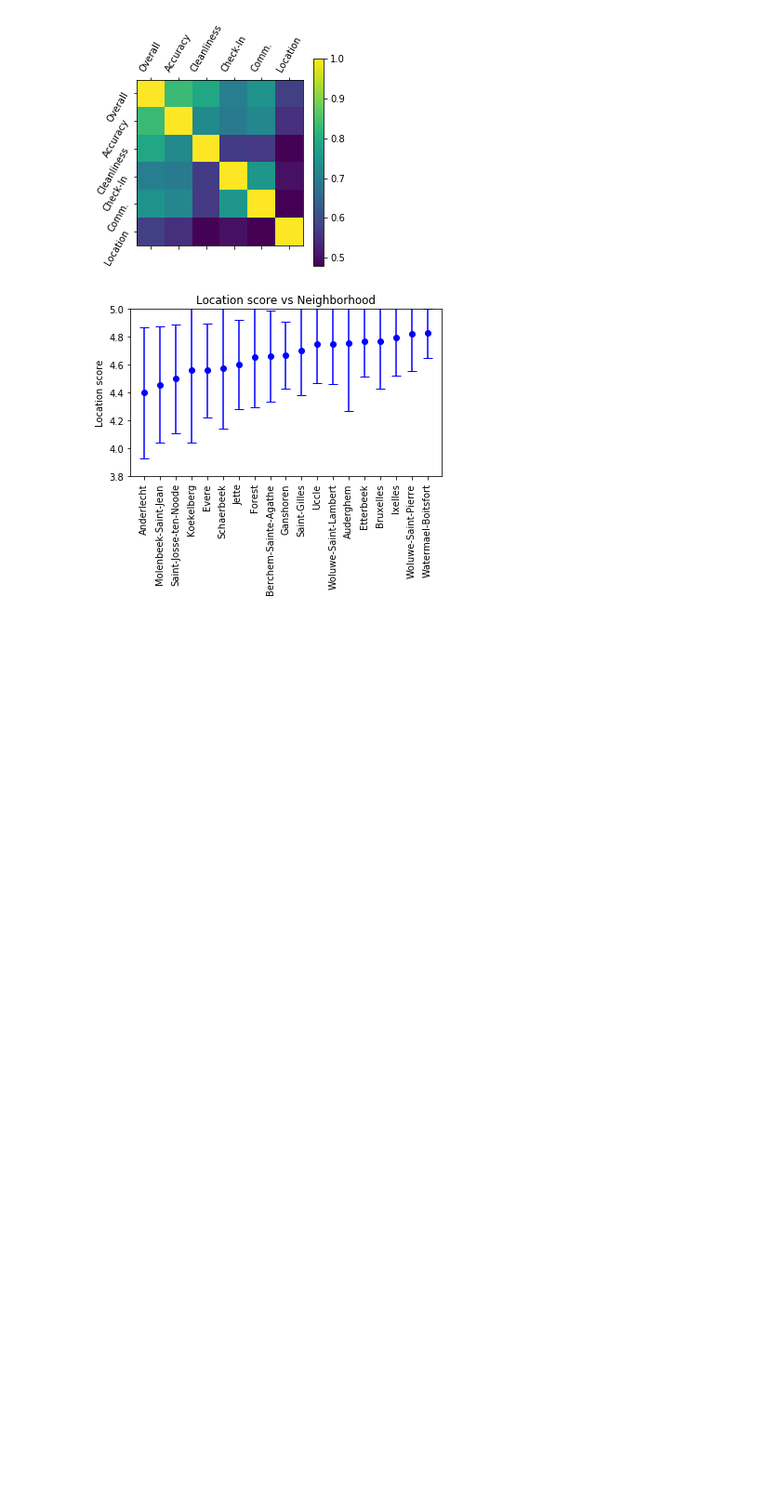
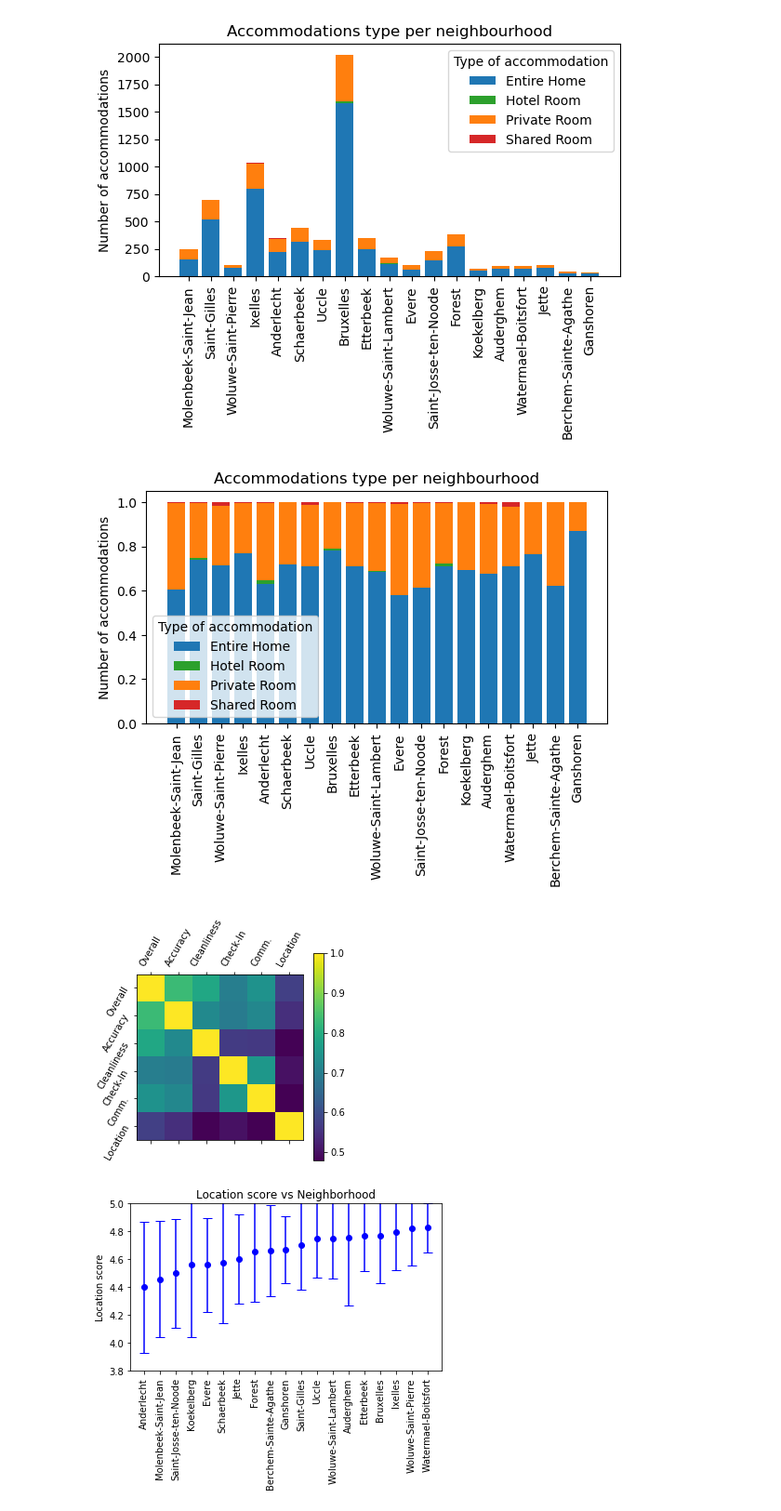
Before and after one commit to AlexLu94/MyDataAnalysisPortfolio, a Jupyter notebook: airbnb_in_brussels/analysis.ipynb, the cells around one changed output. Shown at 93% size. Saved outputs shown, nothing was run; the diff lists cells and outputs as text; code cells hidden in the pictures; blank space fills up the shorter version.

```diff
--- a/airbnb_in_brussels/analysis.ipynb
+++ b/airbnb_in_brussels/analysis.ipynb
@@ -50,6 +50,9 @@ The same trend is found in the prices. To facilitate comparisons, we only consid
 # %%
 import pandas as pd
 import matplotlib.pyplot as plt
+import matplotlib.colors as mcolors
+
+from collections import defaultdict
 
 filename = "listings.csv"
 cols=["host_id","host_since","host_response_time","host_response_rate",
@@ -72,6 +75,72 @@ data['price'] = data['price'].str.replace('\$', '', regex=True).str.replace(',',
 # Drop some entries that are clearly broken (normal appartments with price > 1500€ per night)
 to_drop = [396, 1530, 1531]
 data.drop(to_drop, inplace=True)
+
+# Prepare a color palette, useful later
+palette = []
+for color in mcolors.TABLEAU_COLORS.values():
+      palette.append(color)
+# %%
+# Evaluate the kinds of accomodations in the dataset
+
+'''ax = data['room_type'].value_counts().plot.pie(labels=None)
+ax.legend(["Entire Home", "Private Room", "Hotel Room", "Shared Room"], title="Type of accommodation")
+ax.set_ylabel("")
+plt.savefig('pie_accommodation.png')
+plt.show()'''
+
+# Evaluate type of room per neighbourhood
+
+room_type_per_neighbourhood = dict()
+total_room_per_neighbourhood = dict()
+for entry in data["neighbourhood_cleansed"].unique():
+    room_type_per_neighbourhood[entry]=data[data['neighbourhood_cleansed']==entry]['room_type'].value_counts()
+    total_room_per_neighbourhood[entry]=data[data['neighbourhood_cleansed']==entry]['room_type'].value_counts().sum()
+
+i = 0
+colors = dict()
+for room_type in ['Entire home/apt',  'Private room', 'Hotel room', 'Shared room']: # Same order of the pie plot
+    colors[room_type] = palette[i]
+    i+=1
+
+for neighbourhood in data["neighbourhood_cleansed"].unique():
+    bottom = 0
+    for room_type in data['room_type'].unique():
+        if room_type in room_type_per_neighbourhood[neighbourhood]:
+            plt.bar(neighbourhood, room_type_per_neighbourhood[neighbourhood][room_type], bottom=bottom, color=colors[room_type])
+            bottom+=room_type_per_neighbourhood[neighbourhood][room_type]
+        else:
+            plt.bar(neighbourhood, 0, color=colors[room_type])
+plt.legend(["Entire Home", "Hotel Room","Private Room",  "Shared Room"], title="Type of accommodation")
+plt.xticks(range(len(data["neighbourhood_cleansed"].unique())), data["neighbourhood_cleansed"].unique(), rotation=90)
+plt.ylabel("Number of accommodations")
+plt.gcf().set_figheight(5)
+plt.gcf().subplots_adjust(bottom=0.38)
+plt.title("Accommodations type per neighbourhood")
+plt.savefig('neighborhoods_accommodation.png')
+plt.show()
+
+# Do the same plot but now normalized
+
+for neighbourhood in data["neighbourhood_cleansed"].unique():
+    bottom = 0
+    for room_type in data['room_type'].unique():
+        if room_type in room_type_per_neighbourhood[neighbourhood]:
+            plt.bar(neighbourhood, room_type_per_neighbourhood[neighbourhood][room_type]/total_room_per_neighbourhood[neighbourhood], bottom=bottom, color=colors[room_type])
+            bottom+=room_type_per_neighbourhood[neighbourhood][room_type]/total_room_per_neighbourhood[neighbourhood]
+        else:
+            plt.bar(neighbourhood, 0, color=colors[room_type])
+plt.legend(["Entire Home", "Hotel Room","Private Room",  "Shared Room"], title="Type of accommodation")
+plt.xticks(range(len(data["neighbourhood_cleansed"].unique())), data["neighbourhood_cleansed"].unique(), rotation=90)
+plt.ylabel("Number of accommodations")
+plt.gcf().set_figheight(5)
+plt.gcf().subplots_adjust(bottom=0.38)
+plt.title("Accommodations type per neighbourhood")
+plt.savefig('neighborhoods_accommodation_normalized.png')
+plt.show()
+# %% [output]
+[figure, added]
+[figure, added]
 # %%
 # Evaluate the correlation among different kinds of score
 
```
